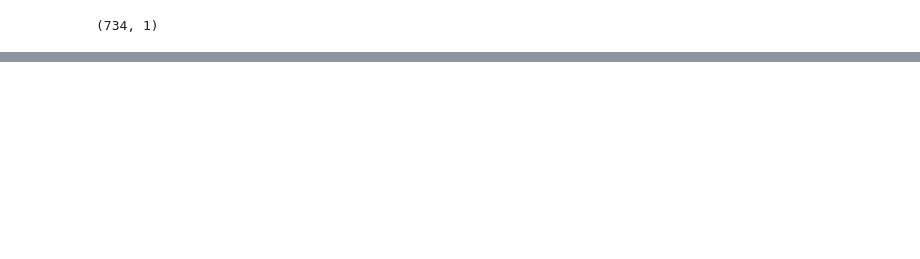
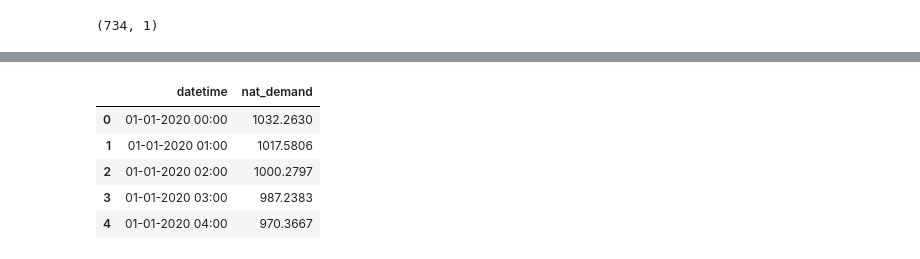
Before and after one commit to Nipuna-Tennakoon/multivariate-time-series-analysis, a Jupyter notebook: training.ipynb, the cells around one changed output, grey strips where cells are left out. Cells and saved outputs as stored; diff of their text form; code cells hidden in the pictures; blank space fills up the shorter version.

```diff
--- a/training.ipynb
+++ b/training.ipynb
@@ -112,0 +131,10 @@ predicted_values = target_scaler.inverse_transform(reshaped_predictions)
+# %%
+actual_df = pd.read_csv('Predict_Jan.csv')
+actual_df.head()
+# %% [output]
+|  | datetime | nat_demand |
+| 0 | 01-01-2020 00:00 | 1032.2630 |
+| 1 | 01-01-2020 01:00 | 1017.5806 |
+| 2 | 01-01-2020 02:00 | 1000.2797 |
+| 3 | 01-01-2020 03:00 | 987.2383 |
+| 4 | 01-01-2020 04:00 | 970.3667 |
```
Also changed, not shown: parts of 9 cells of this notebook.
